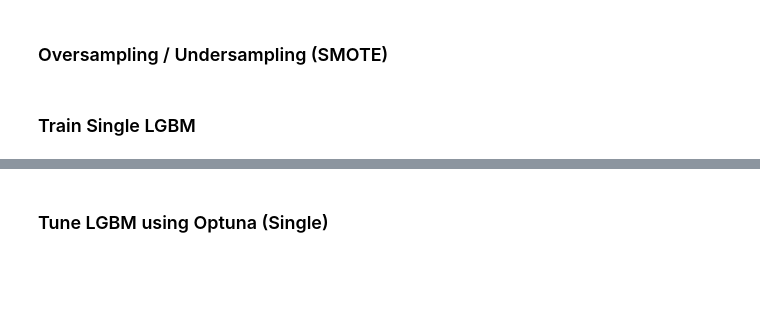
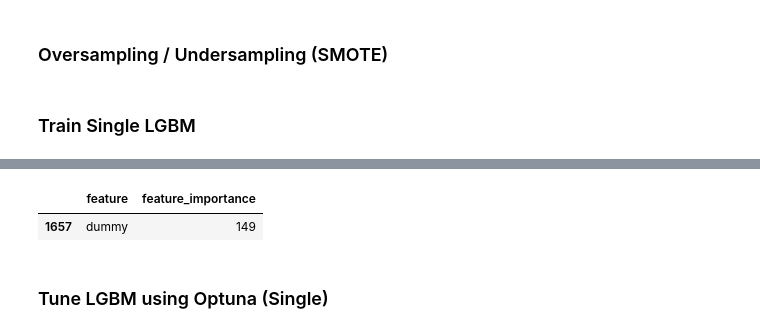
Before and after one commit to waikey-lee/kaggle-amex, a Jupyter notebook: notebooks/4.lgbm_training.ipynb, the cells around one changed output, grey strips where cells are left out. Cells and saved outputs as stored; diff of their text form; code cells hidden in the pictures; blank space fills up the shorter version.

```diff
--- a/notebooks/4.lgbm_training.ipynb
+++ b/notebooks/4.lgbm_training.ipynb
@@ -217,0 +225,5 @@ Fold 1 | Val Score = 0.79357 (0.9231, 0.6641)
+# %%
+imp_df.loc[imp_df["feature"] == "dummy"]
+# %% [output]
+|  | feature | feature_importance |
+| 1657 | dummy | 149 |
```
Also changed, not shown: parts of 34 cells of this notebook, 3 other files.
